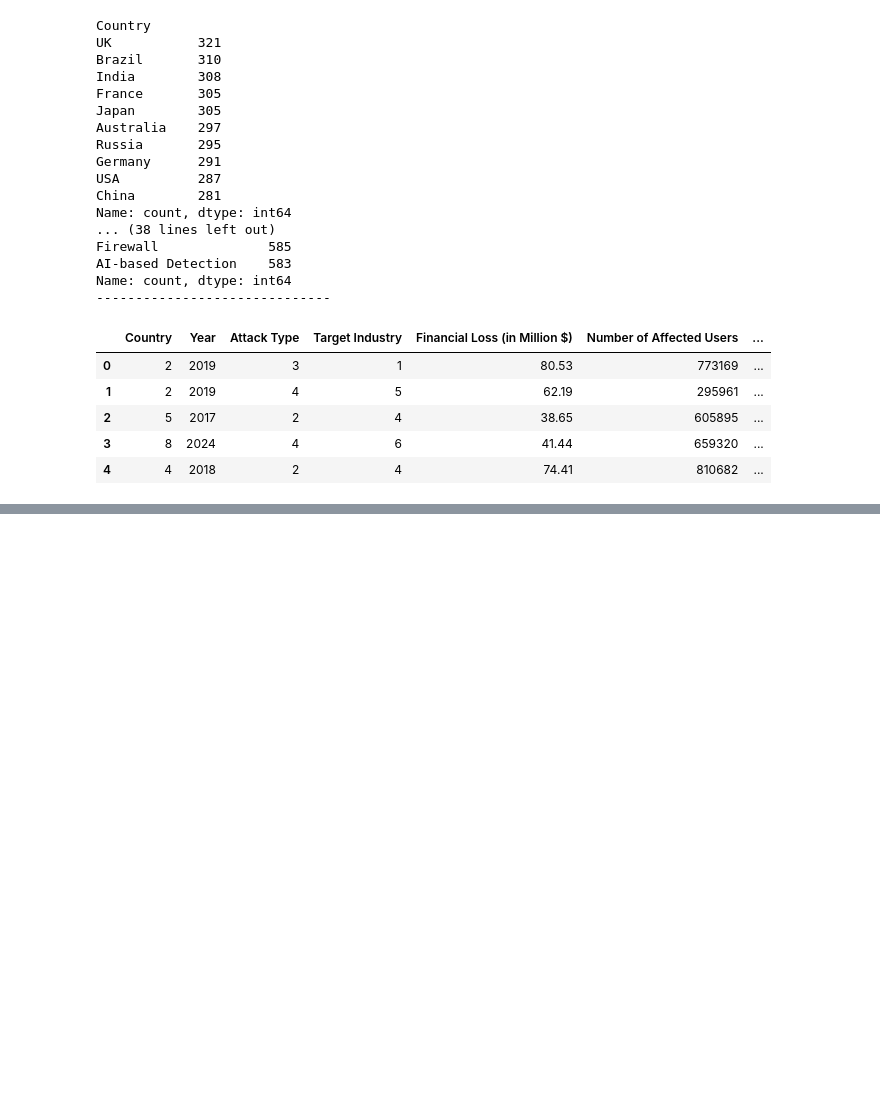
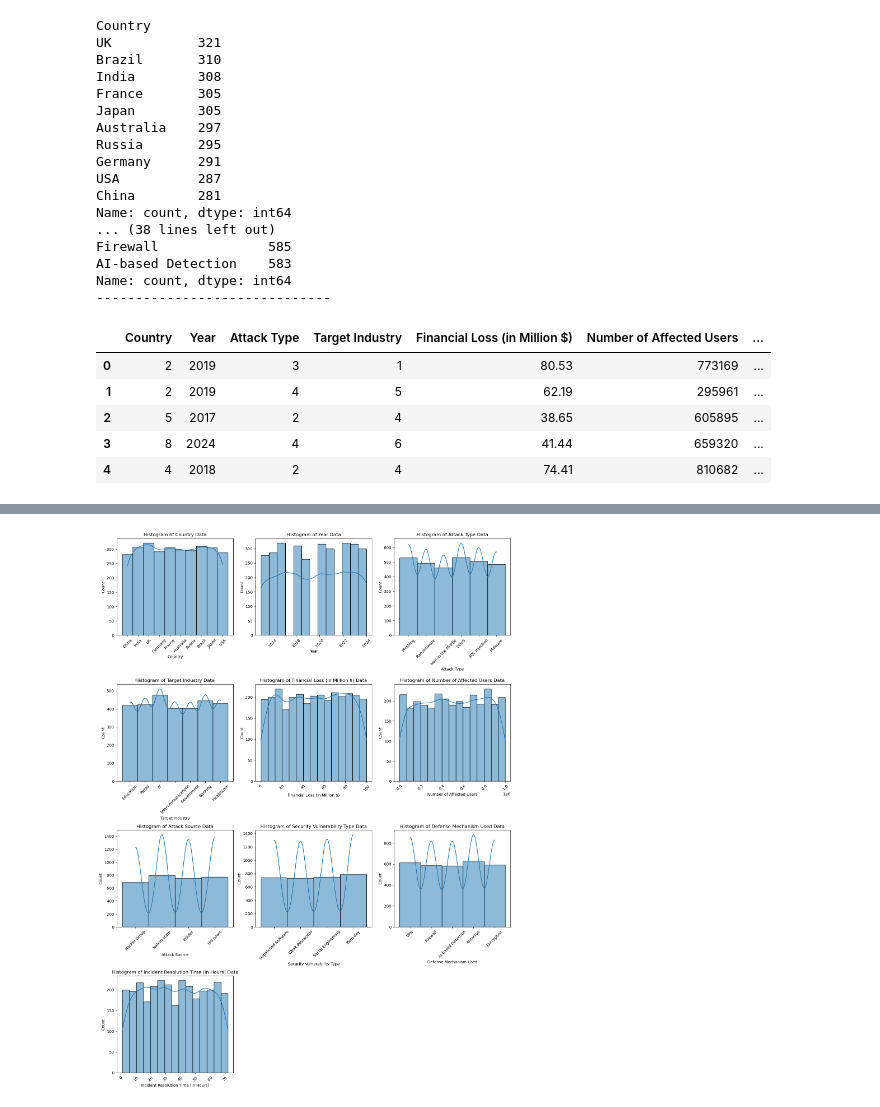
Before and after one commit to Leonardo-Monaro/Global-Cybersecurity-Threats, a Jupyter notebook: main.ipynb, the cells around one changed output, grey strips where cells are left out. Cells and saved outputs as stored; diff of their text form; code cells hidden in the pictures; blank space fills up the shorter version.

```diff
--- a/main.ipynb
+++ b/main.ipynb
@@ -116,0 +125,11 @@ df_temp.head()
+# %%
+plt.figure(figsize = (15, 20))
+for i, col in enumerate(df.columns, 1):
+    plt.subplot(4, 3, i)
+    sns.histplot(x = df[col], kde = True)
+    plt.title(f"Histogram of {col} Data")
+    plt.tight_layout()
+    plt.xticks(rotation = 45)
+    plt.plot()
+# %% [output]
+[figure, added]
```
Also changed, not shown: parts of 11 cells of this notebook.
